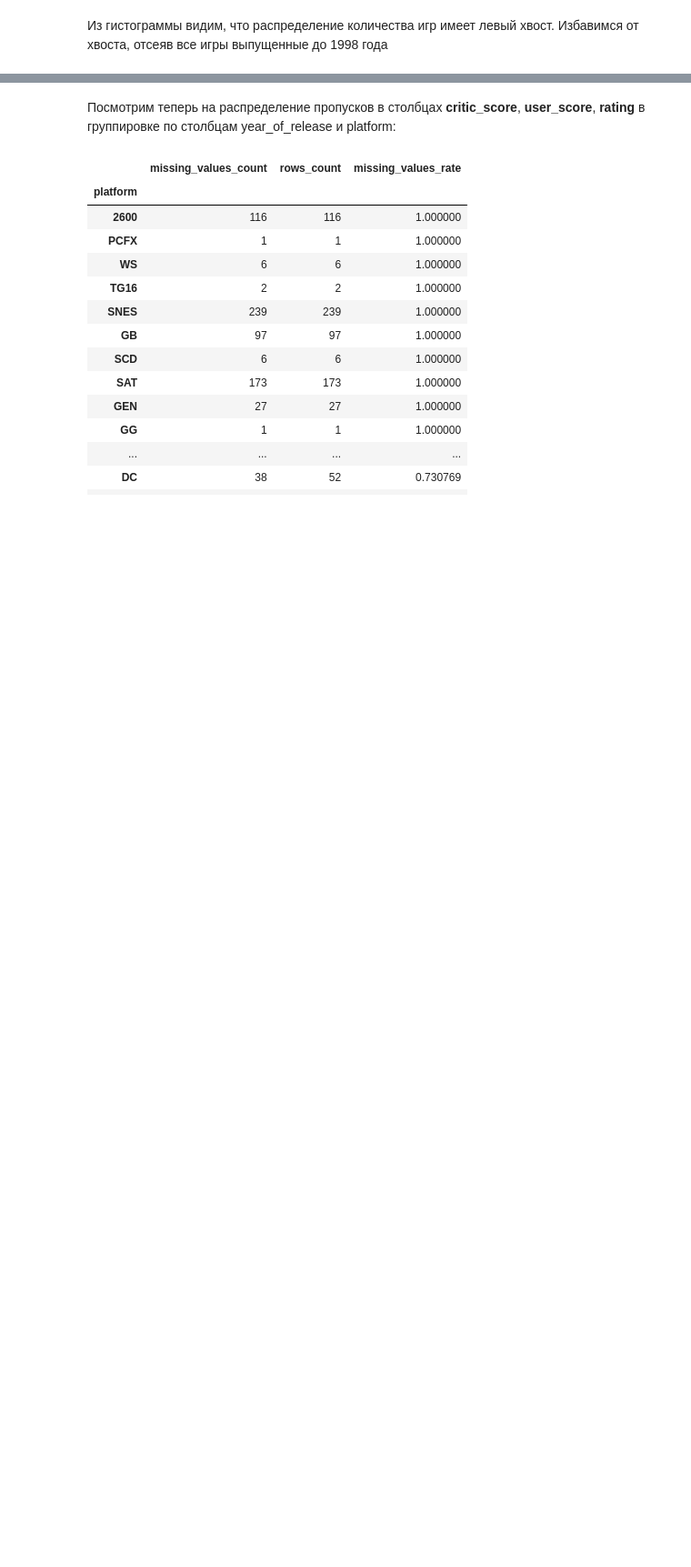
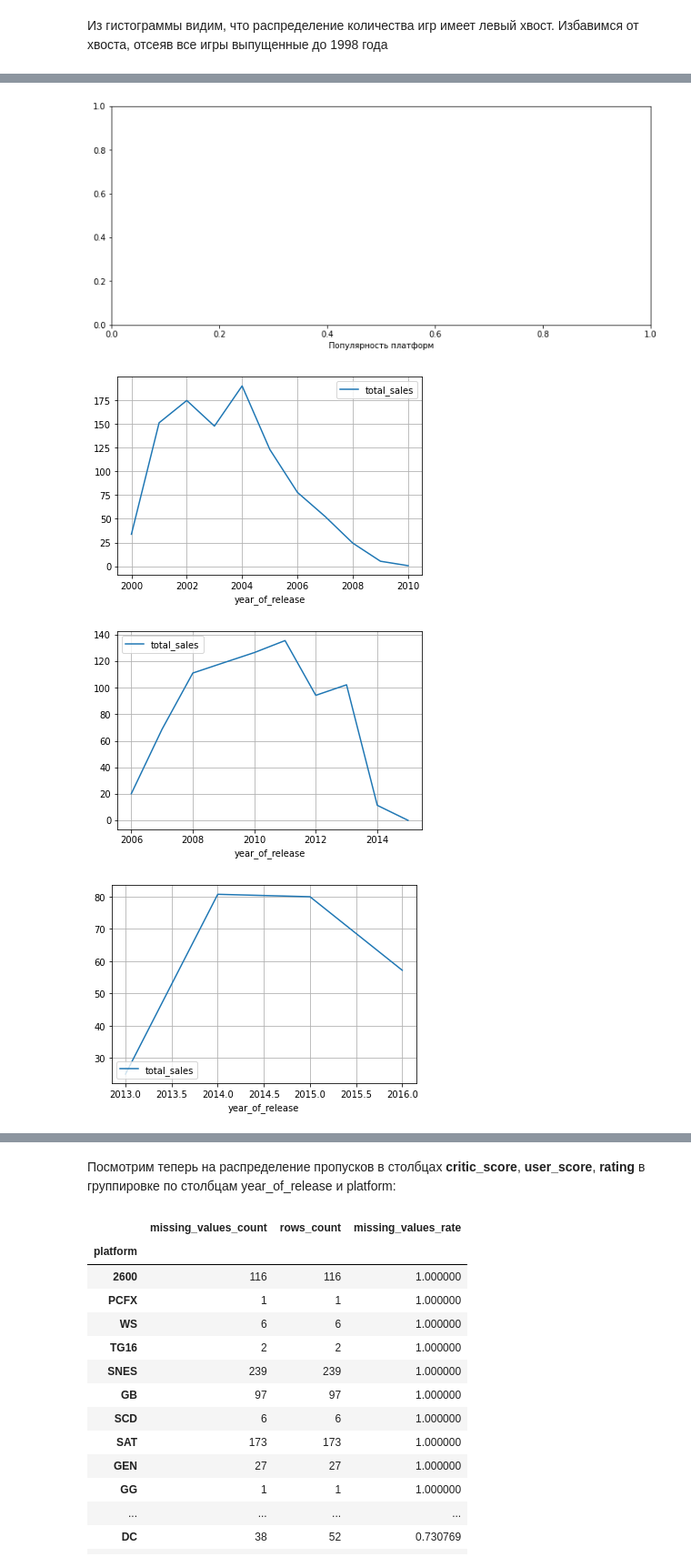
Before and after one commit to skeichenka/yndxdacourse, a Jupyter notebook: final project.ipynb, the cells around one changed output, grey strips where cells are left out. Shown at 91% size. Saved outputs shown, nothing was run; the diff lists cells and outputs as text; code cells hidden in the pictures; blank space fills up the shorter version.

```diff
--- a/final project.ipynb
+++ b/final project.ipynb
@@ -453,0 +447,18 @@ AttributeError: 'Series' object has no attribute 'columns'
+# %%
+plt.figure(figsize=(12,5))
+plt.xlabel('Популярность платформ')
+
+ax1 = df[df.platform == 'PS2'].pivot_table(index='year_of_release', values='total_sales', aggfunc='sum').plot(grid=True, label='PS2')
+ax2 = df[df.platform == 'PS3'].pivot_table(index='year_of_release', values='total_sales', aggfunc='sum').plot(grid=True, label='PS3')
+ax3 = df[df.platform == 'PS4'].pivot_table(index='year_of_release', values='total_sales', aggfunc='sum').plot(grid=True, label='PS4')
+
+ax1.legend(loc=1)
+ax2.legend(loc=2)
+ax3.legend(loc=3)
+
+plt.show()
+# %% [output]
+[figure, added]
+[figure, added]
+[figure, added]
+[figure, added]
```
Also changed, not shown: parts of 27 cells of this notebook, 1 other file.
